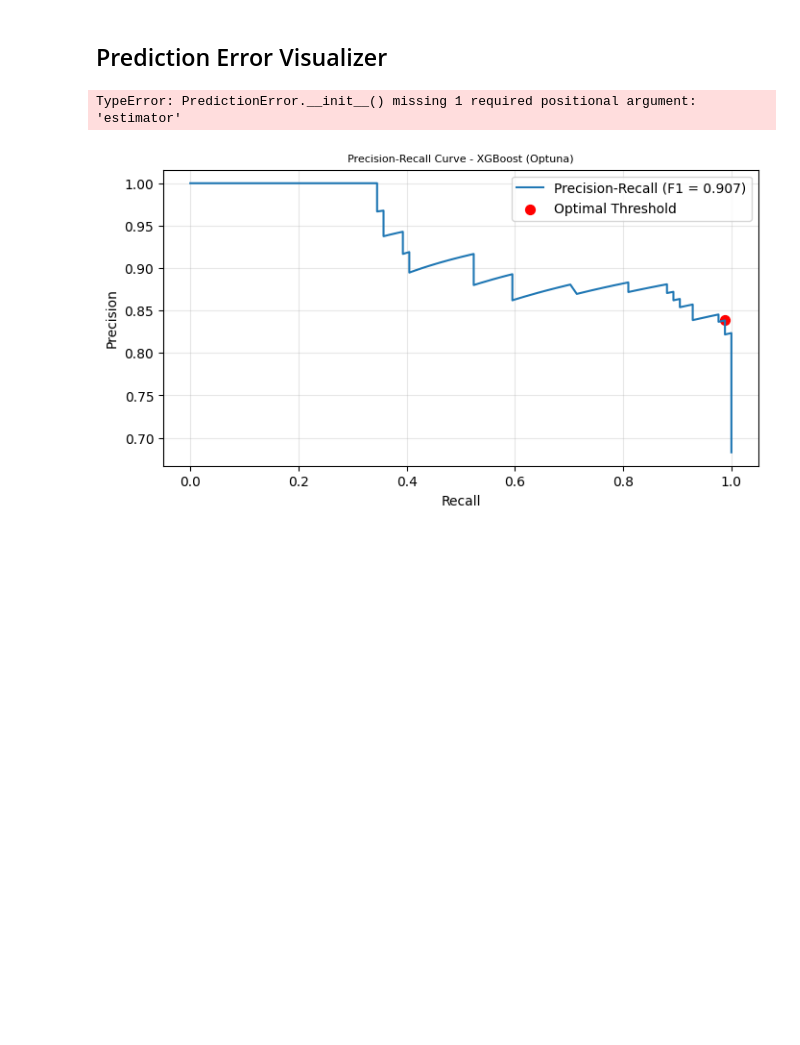
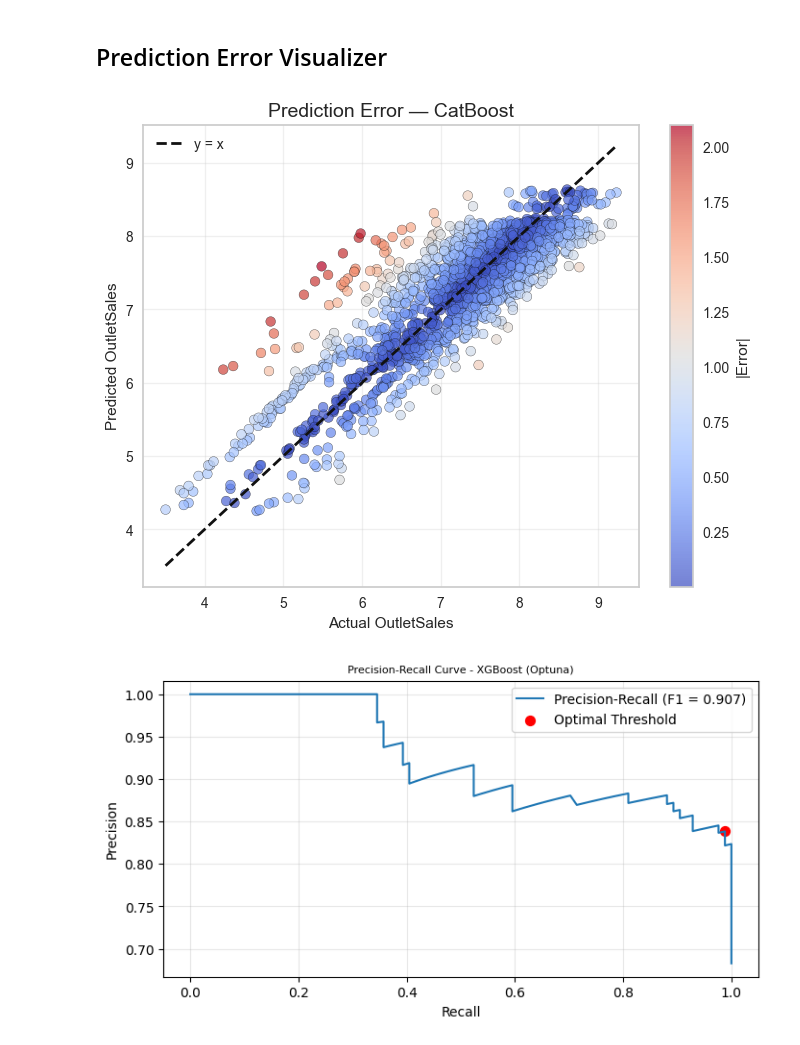
Before and after one commit to tshihab07/Super-Market-Sales-Forecasting, a Jupyter notebook: notebookes/model_SelectionAndAnalysis.ipynb, the cells around one changed output. Drawn from its saved outputs; the diff is of its cells as text; code cells hidden in the pictures; blank space fills up the shorter version.

Commit message:
fix: prediction error plot

```diff
--- a/notebookes/model_SelectionAndAnalysis.ipynb
+++ b/notebookes/model_SelectionAndAnalysis.ipynb
@@ -536,28 +536,23 @@ plt.show()
 # %% [markdown]
 ## Prediction Error Visualizer
 # %%
-#  disable model introspection
-visualizer = PredictionError(
-    model=None,
-    is_fitted=True
-)
+plt.figure(figsize=(8, 6))
+y_pred = best_model.predict(x_test_cb)
 
-# Feed true and predicted values directly
-visualizer.draw(
-    y_train, best_model.predict(x_train_cb),   # training set
-    y_test, best_model.predict(x_test_cb)      # test set
-)
+# Color by error magnitude
+errors = np.abs(y_test - y_pred)
+sc = plt.scatter(y_test, y_pred, c=errors, cmap='coolwarm', alpha=0.7, edgecolor='k')
 
-# Add labels, title
-visualizer.ax.set_xlabel("Actual OutletSales")
-visualizer.ax.set_ylabel("Predicted OutletSales")
-visualizer.ax.set_title("Prediction Error (CatBoost)")
-visualizer.finalize()
-
-# Show
-visualizer.show()
+plt.plot([y_test.min(), y_test.max()], [y_test.min(), y_test.max()], 'k--', lw=2, label='y = x')
+plt.xlabel("Actual OutletSales")
+plt.ylabel("Predicted OutletSales")
+plt.title("Prediction Error — CatBoost", fontsize=14)
+plt.colorbar(sc, label="|Error|")
+plt.legend()
+plt.grid(alpha=0.3)
+plt.show()
 # %% [output]
-TypeError: PredictionError.__init__() missing 1 required positional argument: 'estimator'
+[figure, added]
 # %%
 plt.figure(figsize=(8, 4))
 plt.plot(recall_curve, precision_curve, label=f'Precision-Recall (F1 = {f1[optimize_idx]:.3f})')
```
